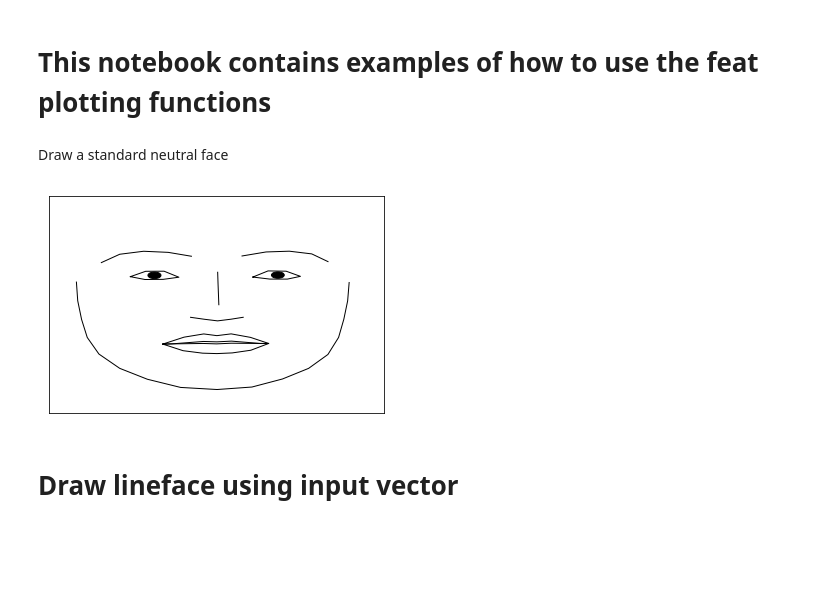
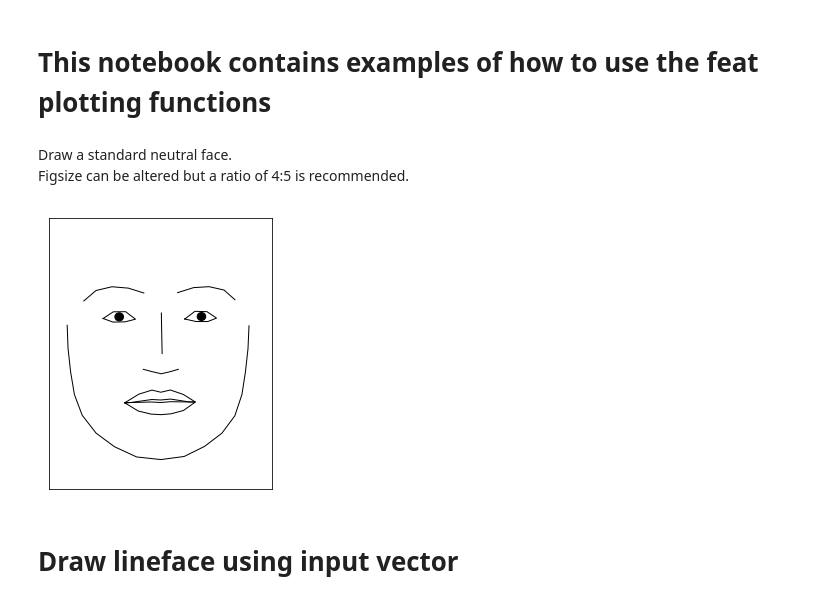
Before and after one commit to cosanlab/py-feat, a Jupyter notebook: tutorials/plotting.ipynb, the cells around one changed output. Drawn from its saved outputs; the diff is of its cells as text; code cells hidden in the pictures; blank space fills up the shorter version.

```diff
--- a/tutorials/plotting.ipynb
+++ b/tutorials/plotting.ipynb
@@ -1,19 +1,21 @@
 # %% [markdown]
 # This notebook contains examples of how to use the feat plotting functions
 # %% [markdown]
-Draw a standard neutral face
+Draw a standard neutral face.
+Figsize can be altered but a ratio of 4:5 is recommended.
 # %%
 # Load modules
+%matplotlib inline
 import feat.plotting as plot
 import numpy as np
 import matplotlib.pyplot as plt
 
-# Plot face
-fig, ax = plt.subplots()
-plot.plot_face(ax = ax)
+# Plot face, figsize (4,5) seems optimal
+fig, ax = plt.subplots(figsize=(4,5))
+plot.plot_face(au=np.zeros(20),ax = ax)
 plt.show()
 # %% [output]
-[figure, old version]
+[figure, new version]
 # %% [markdown]
 # Draw lineface using input vector
 # %% [markdown]
```
Also changed, not shown: parts of 17 cells of this notebook.
